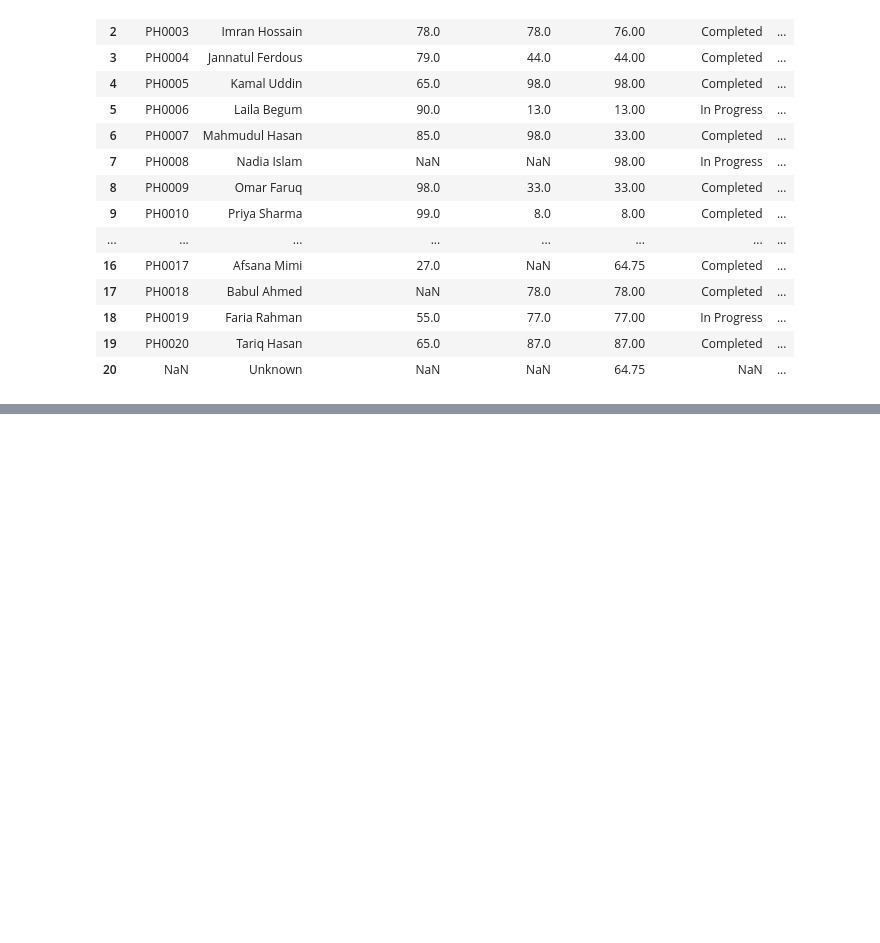
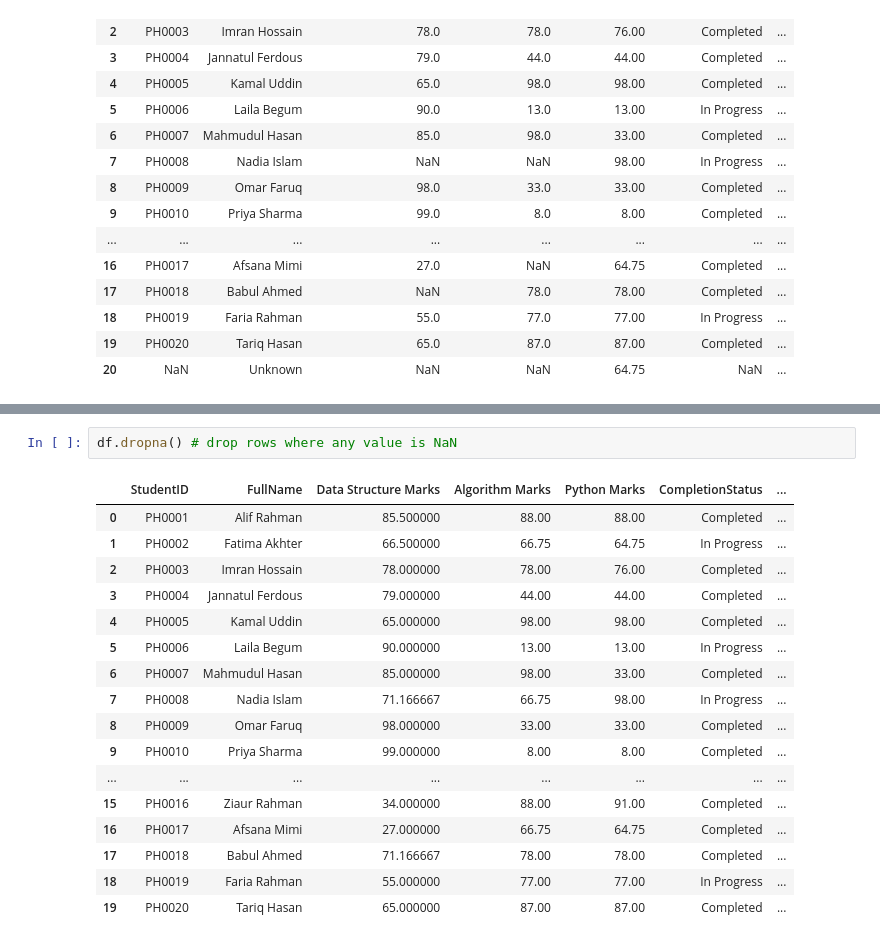
Before and after one commit to roybipro/AI-ML-learning-Phitron, a Jupyter notebook: Semister1/Module 12 :Pandas for Machine Learning/pandas2.ipynb, the cells around one changed output, grey strips where cells are left out. Drawn from its saved outputs; the diff is of its cells as text; blank space fills up the shorter version.

```diff
--- a/Semister1/Module 12 :Pandas for Machine Learning/pandas2.ipynb
+++ b/Semister1/Module 12 :Pandas for Machine Learning/pandas2.ipynb
@@ -474,0 +497,20 @@ df
+# %%
+df.dropna() # drop rows where any value is NaN
+# %% [output]
+|  | StudentID | FullName | Data Structure Marks | Algorithm Marks | Python Marks | CompletionStatus | ... |
+| 0 | PH0001 | Alif Rahman | 85.500000 | 88.00 | 88.00 | Completed | ... |
+| 1 | PH0002 | Fatima Akhter | 66.500000 | 66.75 | 64.75 | In Progress | ... |
+| 2 | PH0003 | Imran Hossain | 78.000000 | 78.00 | 76.00 | Completed | ... |
+| 3 | PH0004 | Jannatul Ferdous | 79.000000 | 44.00 | 44.00 | Completed | ... |
+| 4 | PH0005 | Kamal Uddin | 65.000000 | 98.00 | 98.00 | Completed | ... |
+| 5 | PH0006 | Laila Begum | 90.000000 | 13.00 | 13.00 | In Progress | ... |
+| 6 | PH0007 | Mahmudul Hasan | 85.000000 | 98.00 | 33.00 | Completed | ... |
+| 7 | PH0008 | Nadia Islam | 71.166667 | 66.75 | 98.00 | In Progress | ... |
+| 8 | PH0009 | Omar Faruq | 98.000000 | 33.00 | 33.00 | Completed | ... |
+| 9 | PH0010 | Priya Sharma | 99.000000 | 8.00 | 8.00 | Completed | ... |
+| ... | ... | ... | ... | ... | ... | ... | ... |
+| 15 | PH0016 | Ziaur Rahman | 34.000000 | 88.00 | 91.00 | Completed | ... |
+| 16 | PH0017 | Afsana Mimi | 27.000000 | 66.75 | 64.75 | Completed | ... |
+| 17 | PH0018 | Babul Ahmed | 71.166667 | 78.00 | 78.00 | Completed | ... |
+| 18 | PH0019 | Faria Rahman | 55.000000 | 77.00 | 77.00 | In Progress | ... |
+| 19 | PH0020 | Tariq Hasan | 65.000000 | 87.00 | 87.00 | Completed | ... |
```
Also changed, not shown: parts of 10 cells of this notebook.
